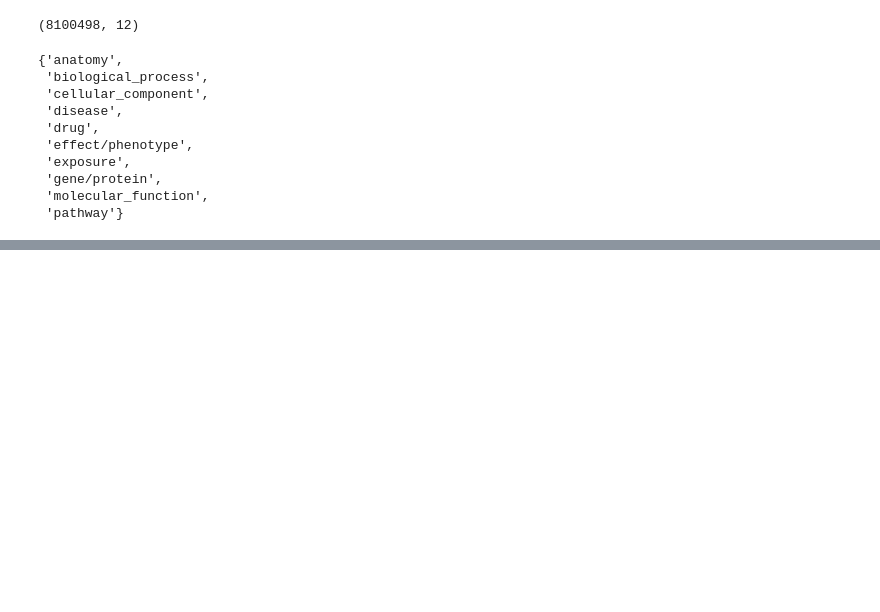
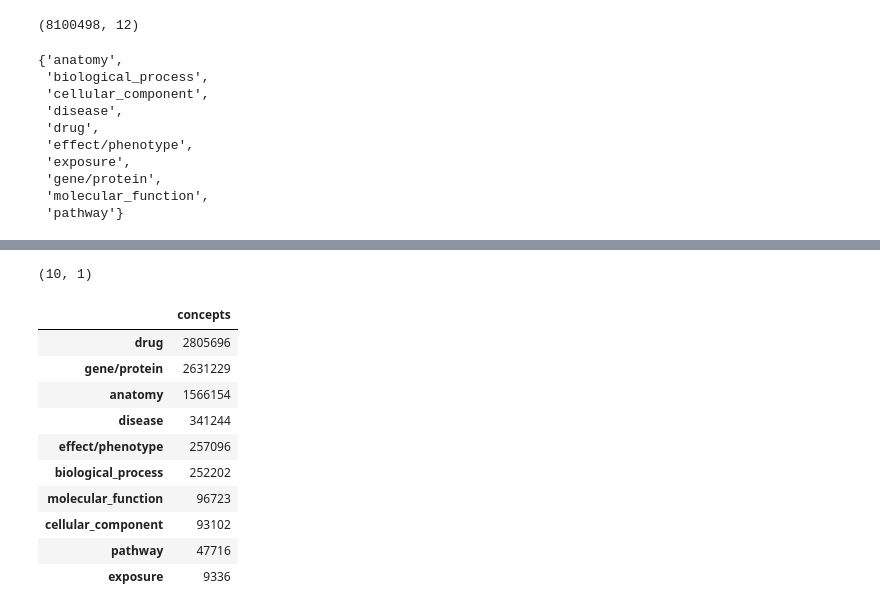
Before and after one commit to ismokelin/MIT_NLP, a Jupyter notebook: BLUE_MIT_NLP.ipynb, the cells around one changed output, grey strips where cells are left out. Drawn from its saved outputs; the diff is of its cells as text; code cells hidden in the pictures; blank space fills up the shorter version.

```diff
--- a/BLUE_MIT_NLP.ipynb
+++ b/BLUE_MIT_NLP.ipynb
@@ -77,0 +94,20 @@ set(kg.x_type)
+# %%
+concepts = pd.DataFrame(breakdown)
+concepts.shape
+# %% [output]
+(10, 1)
+# %%
+concepts = concepts.rename(columns={'y_type': 'concepts'})
+concepts
+# %% [output]
+|  | concepts |
+| drug | 2805696 |
+| gene/protein | 2631229 |
+| anatomy | 1566154 |
+| disease | 341244 |
+| effect/phenotype | 257096 |
+| biological_process | 252202 |
+| molecular_function | 96723 |
+| cellular_component | 93102 |
+| pathway | 47716 |
+| exposure | 9336 |
```
Also changed, not shown: parts of 4 cells of this notebook.
